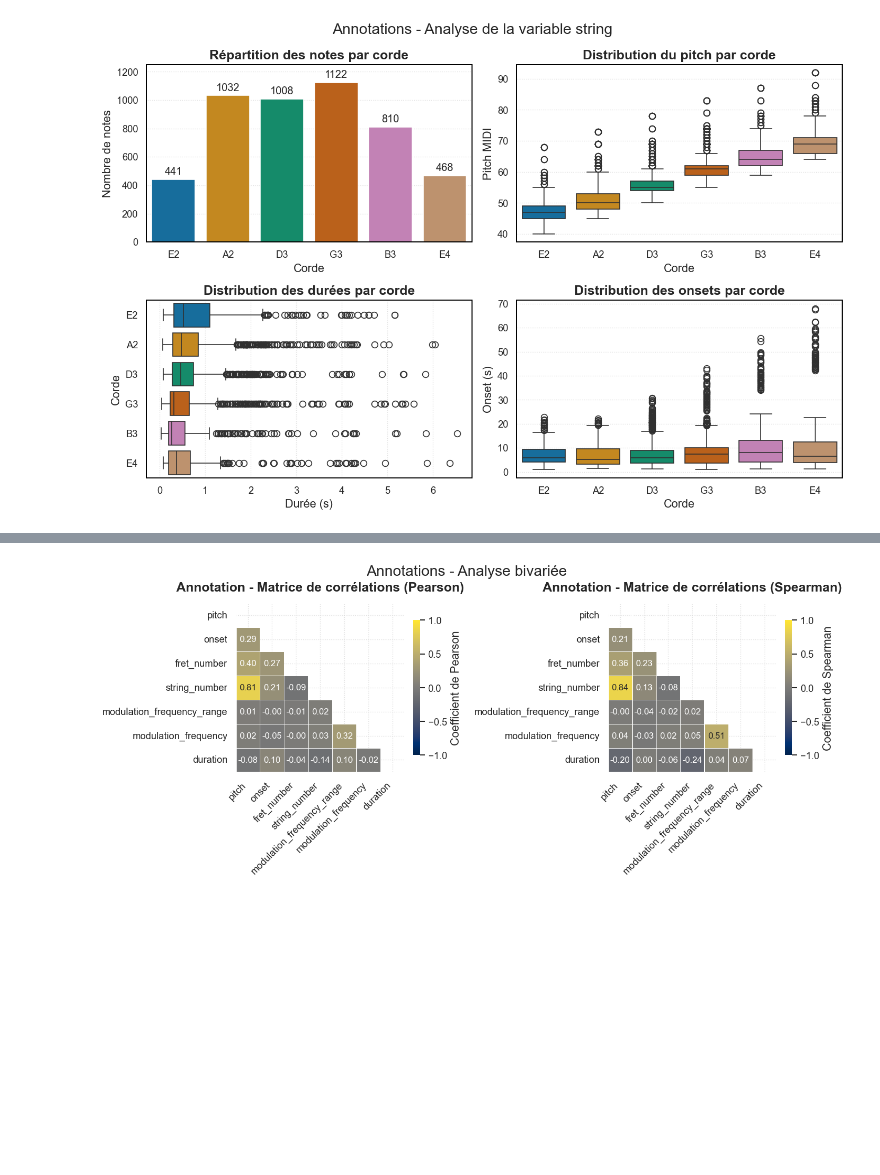
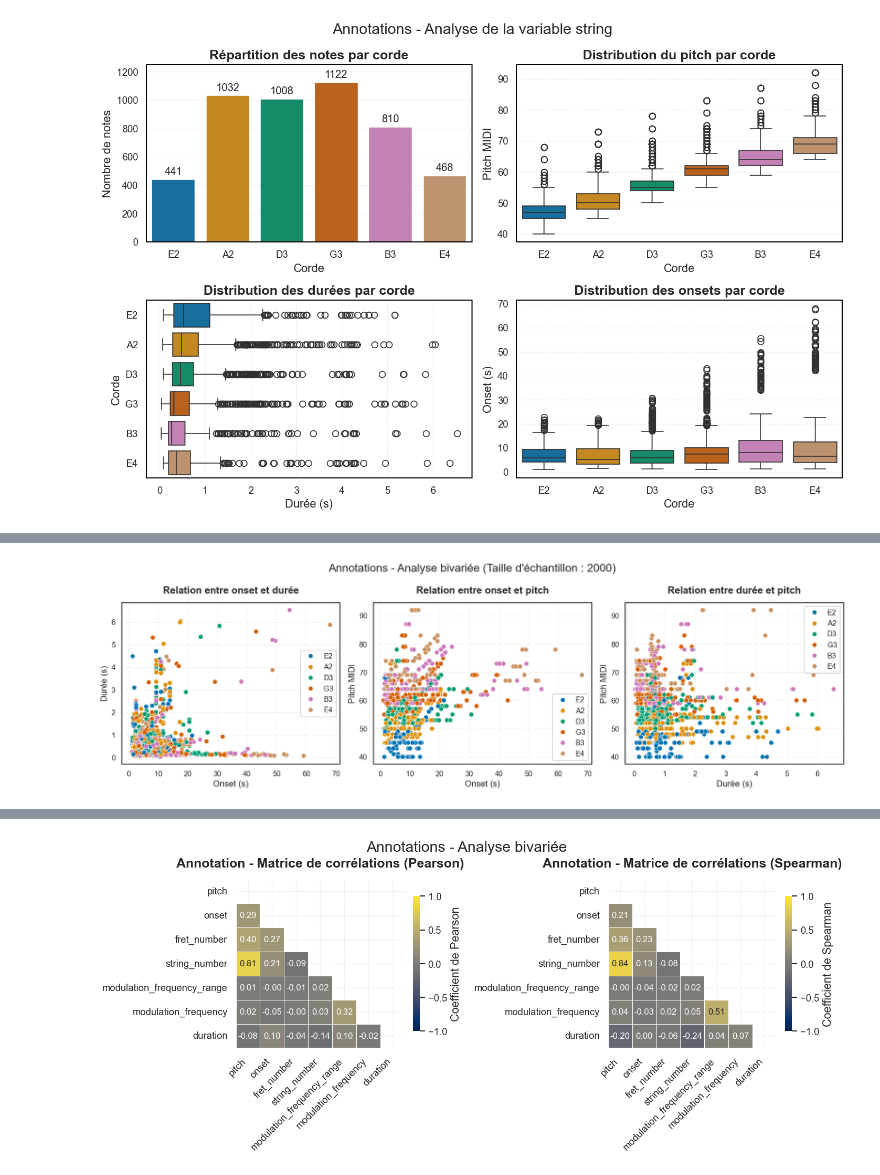
Before and after one commit to DamienDESSAUX-M2i/M2i_CDSD_Projet, a Jupyter notebook: audio_midi/notebooks/03_eda_idmt_smt_guitar.ipynb, the cells around one changed output, grey strips where cells are left out. Cells and saved outputs as stored; diff of their text form; code cells hidden in the pictures; blank space fills up the shorter version.

```diff
--- a/audio_midi/notebooks/03_eda_idmt_smt_guitar.ipynb
+++ b/audio_midi/notebooks/03_eda_idmt_smt_guitar.ipynb
@@ -484,0 +958,72 @@ plt.show()
+# %%
+fig, (ax1, ax2, ax3) = plt.subplots(1, 3, figsize=(16, 5))
+
+sample_size = 2000
+df_annotation_sample = df_annotation.sample(sample_size, random_state=RANDOM_STATE)
+
+fig.suptitle(
+    f"Annotations - Analyse bivariée (Taille d'échantillon : {sample_size})",
+    fontsize=17,
+)
+
+# ===
+# Scatterplot onset vs duration
+# ===
+
+sns.scatterplot(
+    data=df_annotation_sample,
+    x="onset",
+    y="duration",
+    hue="string",
+    hue_order=STRING_ORDER,
+    palette=string_color,
+    ax=ax1,
+)
+ax1.set_title("Relation entre onset et durée", pad=14)
+ax1.set_xlabel("Onset (s)")
+ax1.set_ylabel("Durée (s)")
+ax1.legend()
+
+# ===
+# Scatterplot onset vs pitch
+# ===
+
+sns.scatterplot(
+    data=df_annotation_sample,
+    x="onset",
+    y="pitch",
+    hue="string",
+    hue_order=STRING_ORDER,
+    palette=string_color,
+    ax=ax2,
+)
+ax2.set_title("Relation entre onset et pitch", pad=14)
+ax2.set_xlabel("Onset (s)")
+ax2.set_ylabel("Pitch MIDI")
+ax2.legend()
+
+# ===
+# Scatterplot duration vs pitch
+# ===
+
+sns.scatterplot(
+    data=df_annotation_sample,
+    x="duration",
+    y="pitch",
+    hue="string",
+    hue_order=STRING_ORDER,
+    palette=string_color,
+    ax=ax3,
+)
+ax3.set_title("Relation entre durée et pitch", pad=14)
+ax3.set_xlabel("Durée (s)")
+ax3.set_ylabel("Pitch MIDI")
+ax3.legend()
+
+plt.tight_layout()
+plt.savefig(
+    (FIGURES_DIRECTORY / "annotation_numerical_variables_scatterplot.png").as_posix()
+)
+plt.show()
+# %% [output]
+[figure, added]
```
Also changed, not shown: parts of 24 cells of this notebook, 7 other files.
